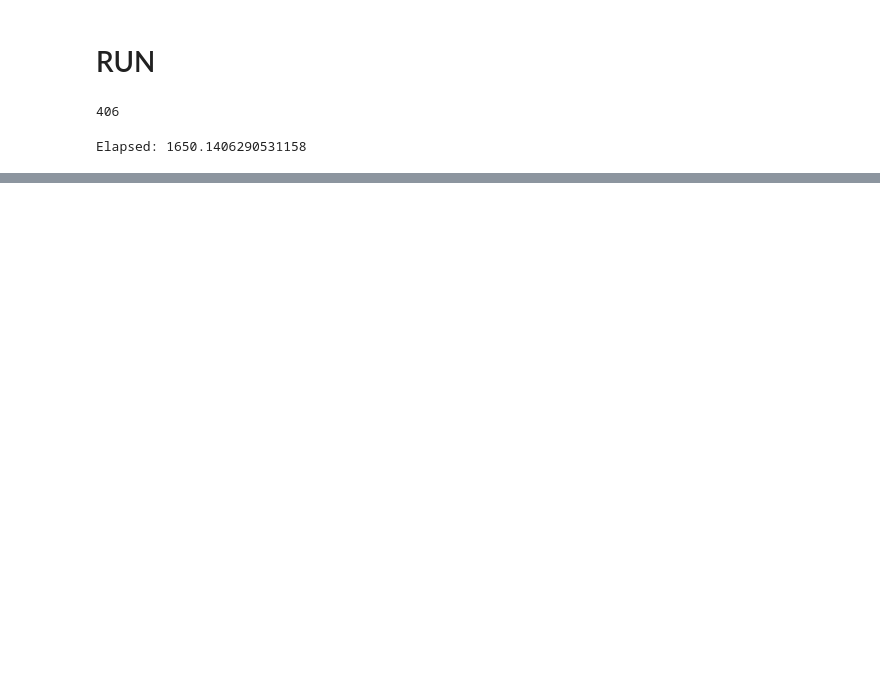
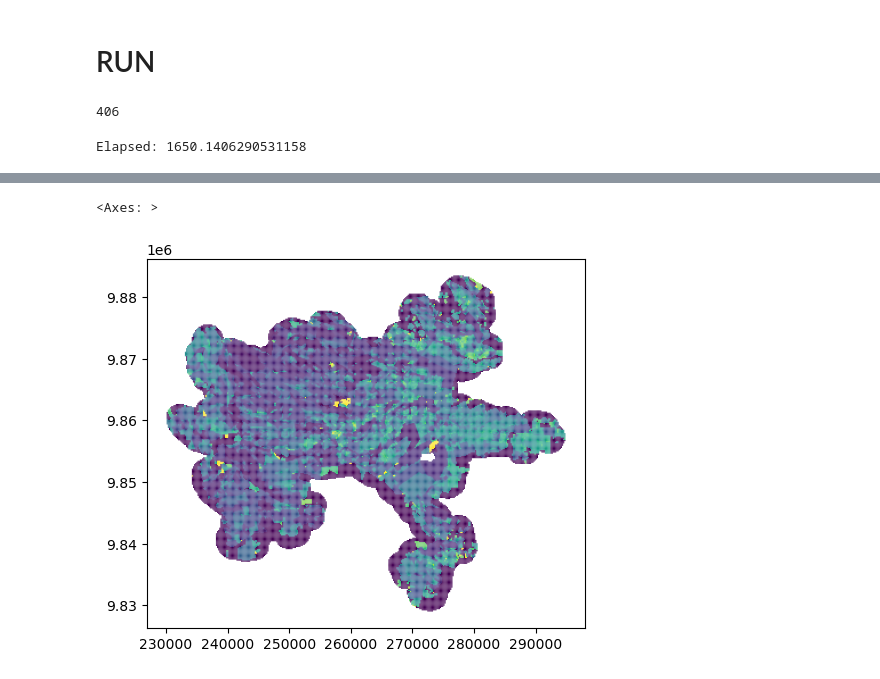
Before and after one commit to sarangof/identifyingLandSubdivisions, a Jupyter notebook: road_distances_groupby.ipynb, the cells around one changed output, grey strips where cells are left out. Saved outputs shown, nothing was run; the diff lists cells and outputs as text; code cells hidden in the pictures; blank space fills up the shorter version.

Commit message:
Metric 6.

```diff
--- a/road_distances_groupby.ipynb
+++ b/road_distances_groupby.ipynb
@@ -443,27 +436,0 @@ grid_nairobi
-# %%
-city_name = 'Nairobi'
-paths = {
-    'grid': f'{GRIDS_PATH}/{city_name}/{city_name}_{str(grid_size)}m_grid.geoparquet',
-    'blocks': f'{BLOCKS_PATH}/{city_name}/{city_name}_blocks_{YOUR_NAME}.geoparquet',
-    'buildings_with_distances': f'{BUILDINGS_PATH}/{city_name}/Overture_building_{city_name}_with_distances.geoparquet',
-}
-
-epsg = get_epsg(city_name).compute()
-grid = load_dataset(paths['grid'], epsg=epsg)
-blocks = load_dataset(paths['blocks'], epsg=epsg)
-buildings = load_dataset(paths['buildings_with_distances'], epsg=epsg)
-
-blocks['block_id'] = blocks.index
-
-meta = buildings._meta.copy()
-meta['azimuth'] = 'f8'
-buildings = buildings.map_partitions(compute_azimuth_partition, meta=meta)
-
-# Fix `sjoin` issues by computing before
-buildings_blocks = dgpd.sjoin(buildings.compute(), blocks.compute(), predicate='intersects')
-buildings_blocks = buildings_blocks[['block_id', 'geometry', 'azimuth']]
-
-kl_df = compute_block_kl_metrics(buildings_blocks)
-
-# Keep `block_grid_overlap` lazy
-block_grid_overlap = compute_block_grid_weights(blocks, grid)
@@ -502,2 +436,0 @@ ValueError: The truth value of an array with more than one element is ambiguous.
-# %%
-grid['m6'] = grid.index.map(m6_series).fillna(0)
@@ -583,2 +437,8 @@ city_results = {city: result for city, result in zip(city_list, results)}
+# %%
+grid_df = grid.compute()
+grid_df.plot('m6')
+# %% [output]
+<Axes: >
+[figure, added]
 # %%
 client.close()
```
Also changed, not shown: parts of 11 cells of this notebook.
